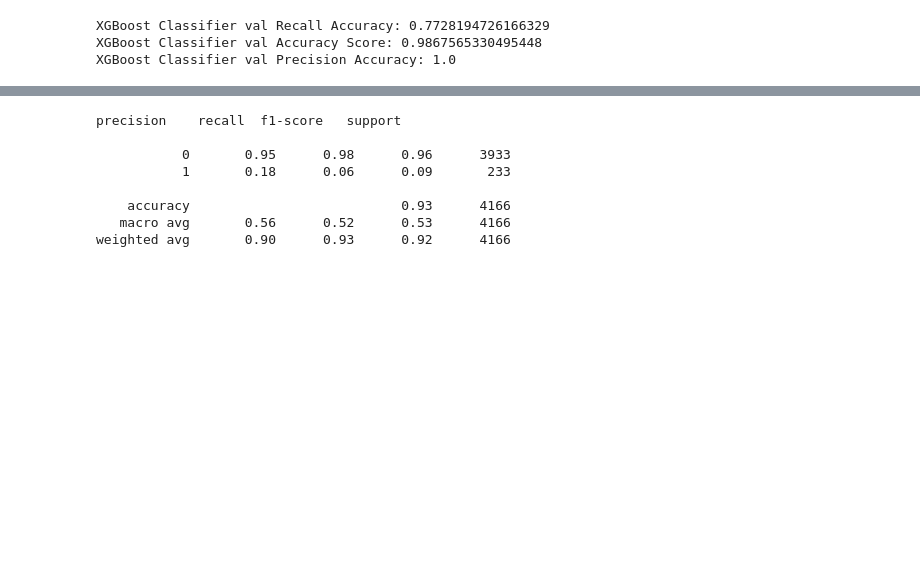
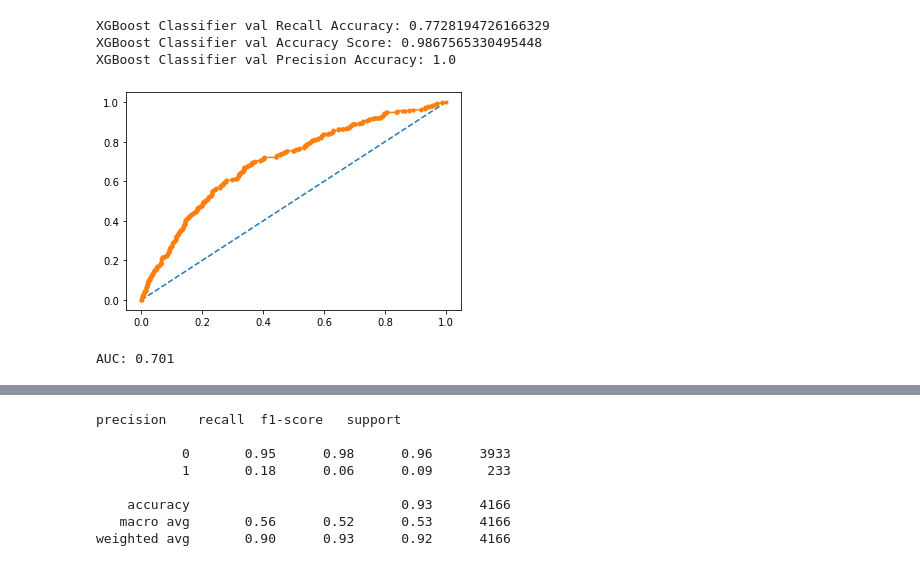
Before and after one commit to agpark1/VC-Sourcing-Model-Unit2-Build, a Jupyter notebook: 2A.ipynb, the cells around one changed output, grey strips where cells are left out. Drawn from its saved outputs; the diff is of its cells as text; code cells hidden in the pictures; blank space fills up the shorter version.

```diff
--- a/2A.ipynb
+++ b/2A.ipynb
@@ -253,0 +262,14 @@ from sklearn.metrics import precision_recall_curve
+# %%
+probs = pipe.predict_proba(X_test)
+probs = probs[:, 1]
+# %%
+#ROC Curve
+fpr, tpr, thresholds = roc_curve(y_test, probs)
+pyplot.plot([0, 1], [0, 1], linestyle='--')
+pyplot.plot(fpr, tpr, marker='.')
+pyplot.show()
+auc_score = roc_auc_score(y_test, probs)
+print('AUC: %.3f' % auc_score)
+# %% [output]
+[figure, added]
+AUC: 0.701
```
Also changed, not shown: parts of 22 cells of this notebook.
